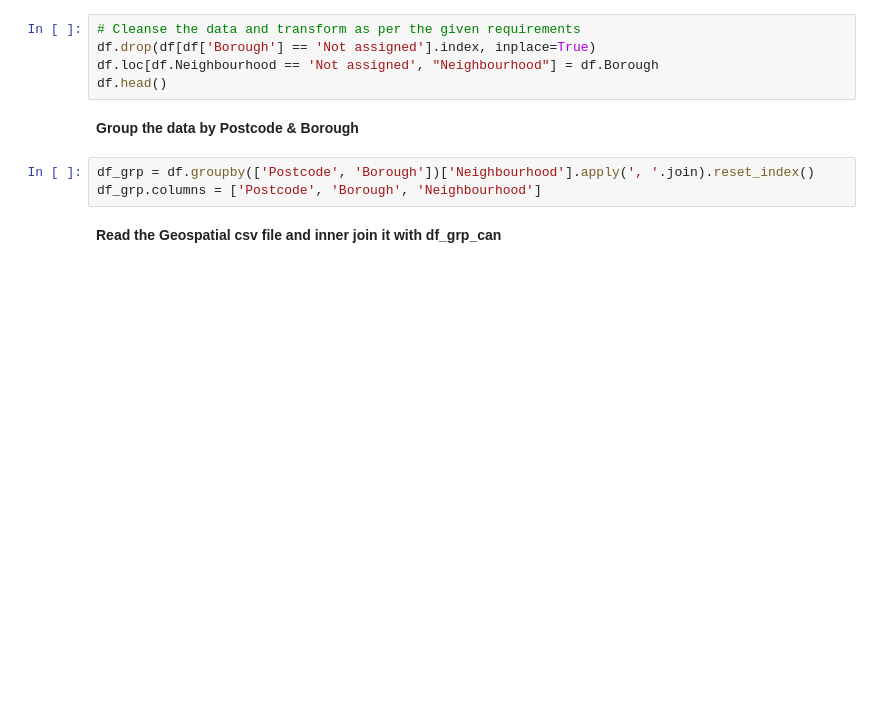
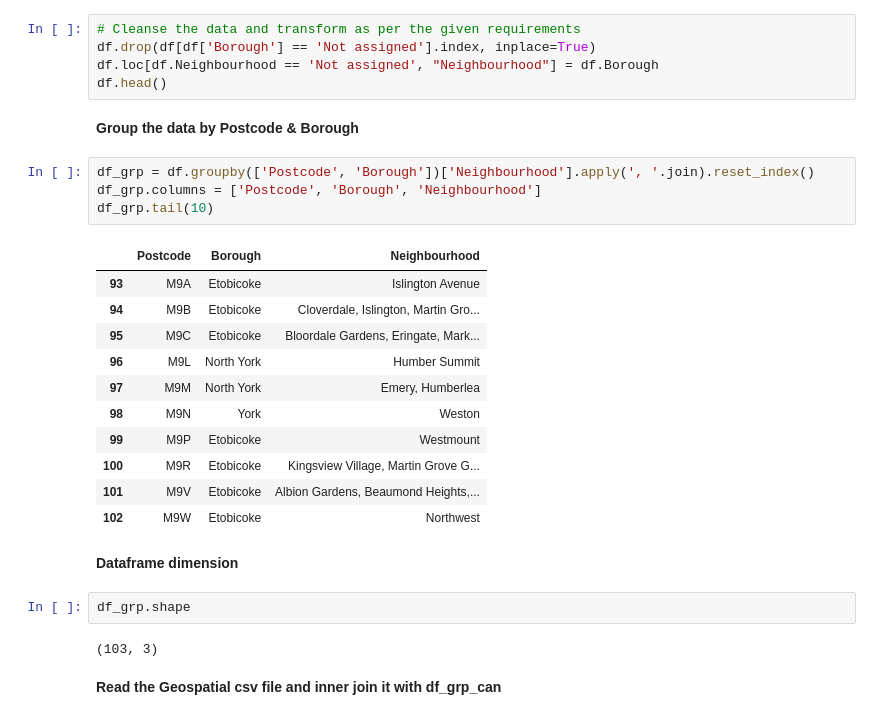
Before and after one commit to tahsinhassan/coursera_ml, a Jupyter notebook: CourseraCapstoneExploreToronto_Task.ipynb, the cells around one changed output. Cells and saved outputs as stored; diff of their text form; blank space fills up the shorter version.

```diff
--- a/CourseraCapstoneExploreToronto_Task.ipynb
+++ b/CourseraCapstoneExploreToronto_Task.ipynb
@@ -38,6 +38,25 @@ df.head()
 # %%
 df_grp = df.groupby(['Postcode', 'Borough'])['Neighbourhood'].apply(', '.join).reset_index()
 df_grp.columns = ['Postcode', 'Borough', 'Neighbourhood']
+df_grp.tail(10)
+# %% [output]
+|  | Postcode | Borough | Neighbourhood |
+| 93 | M9A | Etobicoke | Islington Avenue |
+| 94 | M9B | Etobicoke | Cloverdale, Islington, Martin Gro... |
+| 95 | M9C | Etobicoke | Bloordale Gardens, Eringate, Mark... |
+| 96 | M9L | North York | Humber Summit |
+| 97 | M9M | North York | Emery, Humberlea |
+| 98 | M9N | York | Weston |
+| 99 | M9P | Etobicoke | Westmount |
+| 100 | M9R | Etobicoke | Kingsview Village, Martin Grove G... |
+| 101 | M9V | Etobicoke | Albion Gardens, Beaumond Heights,... |
+| 102 | M9W | Etobicoke | Northwest |
+# %% [markdown]
+**Dataframe dimension**
+# %%
+df_grp.shape
+# %% [output]
+(103, 3)
 # %% [markdown]
 **Read the Geospatial csv file and inner join it with df_grp_can**
 # %%
```
